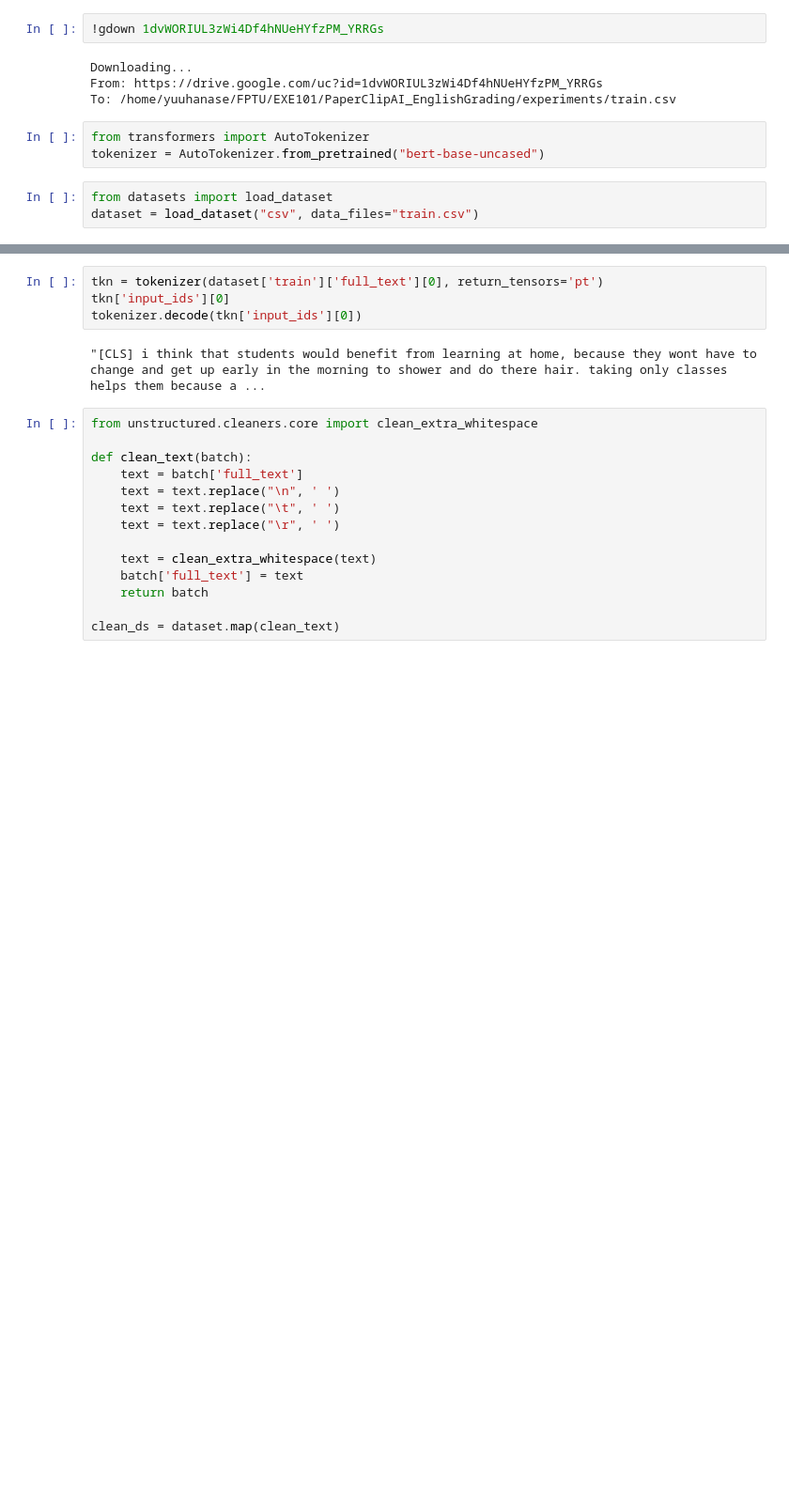
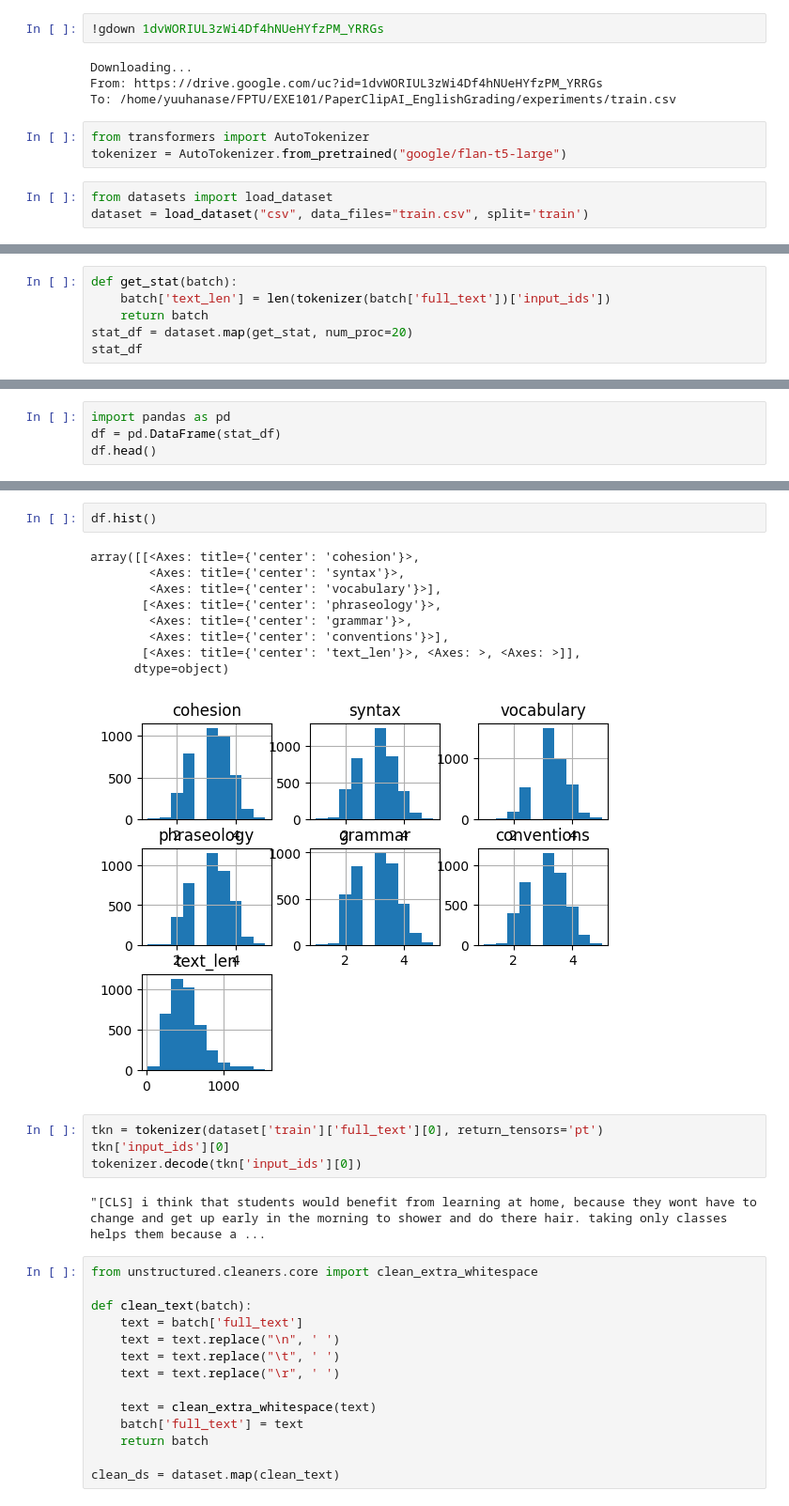
Before and after one commit to dangnm-2032/PaperClipAI_EnglishGrading, a Jupyter notebook: experiments/data.ipynb, the cells around one changed output, grey strips where cells are left out. Shown at 94% size. Cells and saved outputs as stored; diff of their text form; blank space fills up the shorter version.

Commit message:
feat: train t5

```diff
--- a/experiments/data.ipynb
+++ b/experiments/data.ipynb
@@ -6,10 +6,10 @@ From: https://drive.google.com/uc?id=1dvWORIUL3zWi4Df4hNUeHYfzPM_YRRGs
 To: /home/yuuhanase/FPTU/EXE101/PaperClipAI_EnglishGrading/experiments/train.csv
 # %%
 from transformers import AutoTokenizer
-tokenizer = AutoTokenizer.from_pretrained("bert-base-uncased")
+tokenizer = AutoTokenizer.from_pretrained("google/flan-t5-large")
 # %%
 from datasets import load_dataset
-dataset = load_dataset("csv", data_files="train.csv")
+dataset = load_dataset("csv", data_files="train.csv", split='train')
 # %%
 dataset
 # %% [output]
@@ -25,0 +20,6 @@ dataset['train']['full_text'][0]
+# %%
+def get_stat(batch):
+    batch['text_len'] = len(tokenizer(batch['full_text'])['input_ids'])
+    return batch
+stat_df = dataset.map(get_stat, num_proc=20)
+stat_df
@@ -25,0 +51,4 @@ dataset['train']['full_text'][0]
+# %%
+import pandas as pd
+df = pd.DataFrame(stat_df)
+df.head()
@@ -26,3 +79,15 @@ dataset['train']['full_text'][0]
+# %%
+df.hist()
+# %% [output]
+array([[<Axes: title={'center': 'cohesion'}>,
+        <Axes: title={'center': 'syntax'}>,
+        <Axes: title={'center': 'vocabulary'}>],
+       [<Axes: title={'center': 'phraseology'}>,
+        <Axes: title={'center': 'grammar'}>,
+        <Axes: title={'center': 'conventions'}>],
+       [<Axes: title={'center': 'text_len'}>, <Axes: >, <Axes: >]],
+      dtype=object)
+[figure, added]
 # %%
 tkn = tokenizer(dataset['train']['full_text'][0], return_tensors='pt')
 tkn['input_ids'][0]
```
Also changed, not shown: parts of 6 cells of this notebook, 3 other files.
